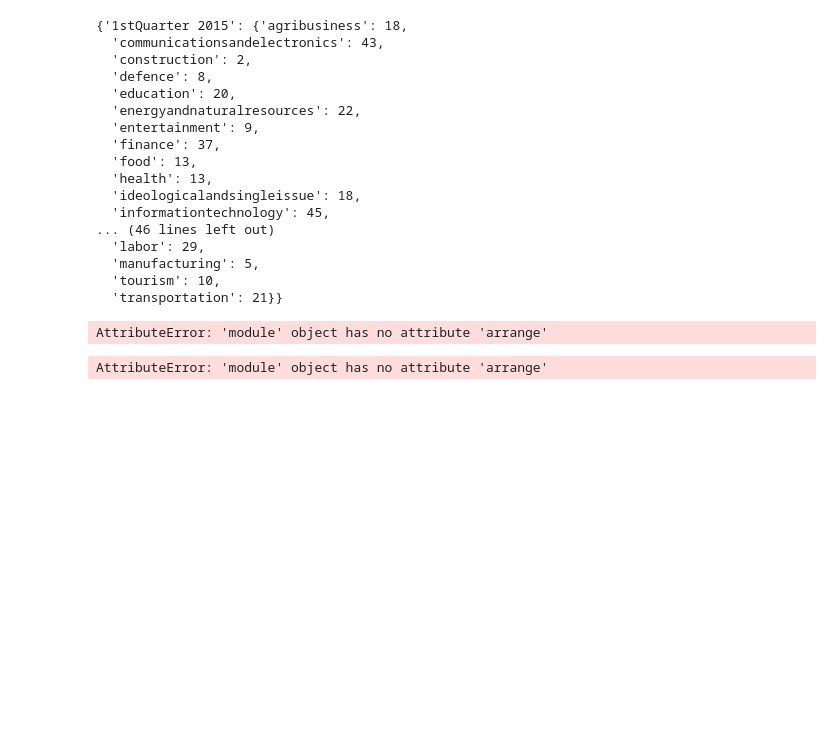
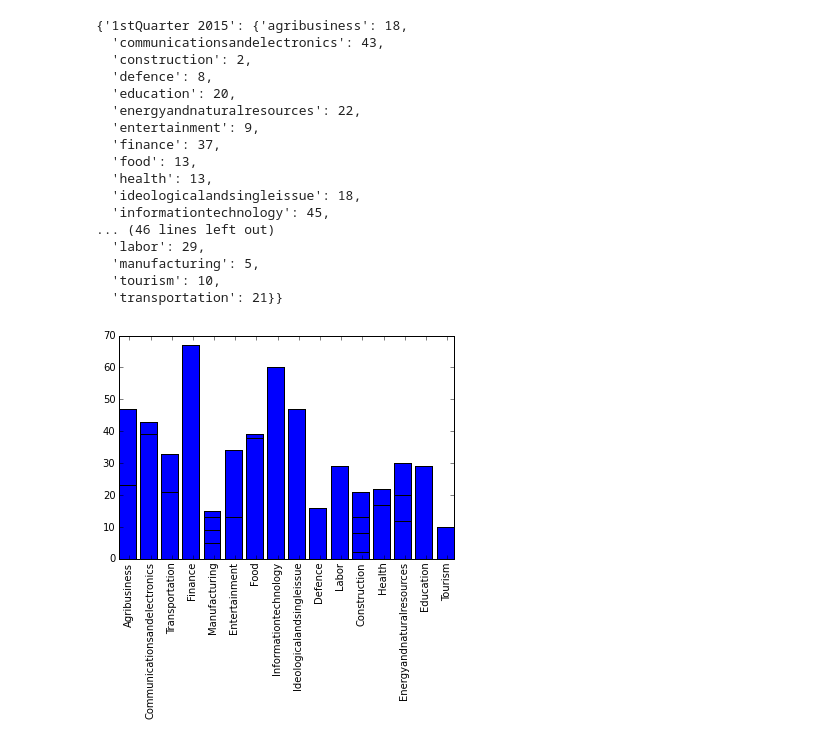
Before and after one commit to asheth111/CS579-Investates, a Jupyter notebook: project.ipynb, the cells around one changed output. Drawn from its saved outputs; the diff is of its cells as text; code cells hidden in the pictures; blank space fills up the shorter version.

Commit message:
Yo babes graphs added:)

```diff
--- a/project.ipynb
+++ b/project.ipynb
@@ -410,10 +410,11 @@ def plot_graph(dictionary):
     length = len(dictionary)
     return industry, trend, length
 # %%
-rD = {'a': '1', 'b': '2'}
-plot_graph(rD)
-x = np.arrange(length)
-plt.bar(x,trend)
-plt.xticks( x + 0.5, [item.capitalize() for item in industry], rotation=90 )
+a = resultDirectory.values()
+for i in range(4):
+    b = plot_graph(a[i])
+    x = np.arange(b[2])
+    plt.bar(x,b[1])
+    plt.xticks( x + 0.5, [item.capitalize() for item in b[0]], rotation=90 )
 # %% [output]
-AttributeError: 'module' object has no attribute 'arrange'
+[figure, added]
@@ -422,9 +420,0 @@ import numpy as np
-# %%
-a = resultDirectory.values()
-for i in range(4):
-    plot_graph(a[i])
-    x = np.arrange(length)
-    plt.bar(x,trend)
-    plt.xticks( x + 0.5, [item.capitalize() for item in industry], rotation=90 )
-# %% [output]
-AttributeError: 'module' object has no attribute 'arrange'
```
Also changed, not shown: parts of 1 cell of this notebook.
